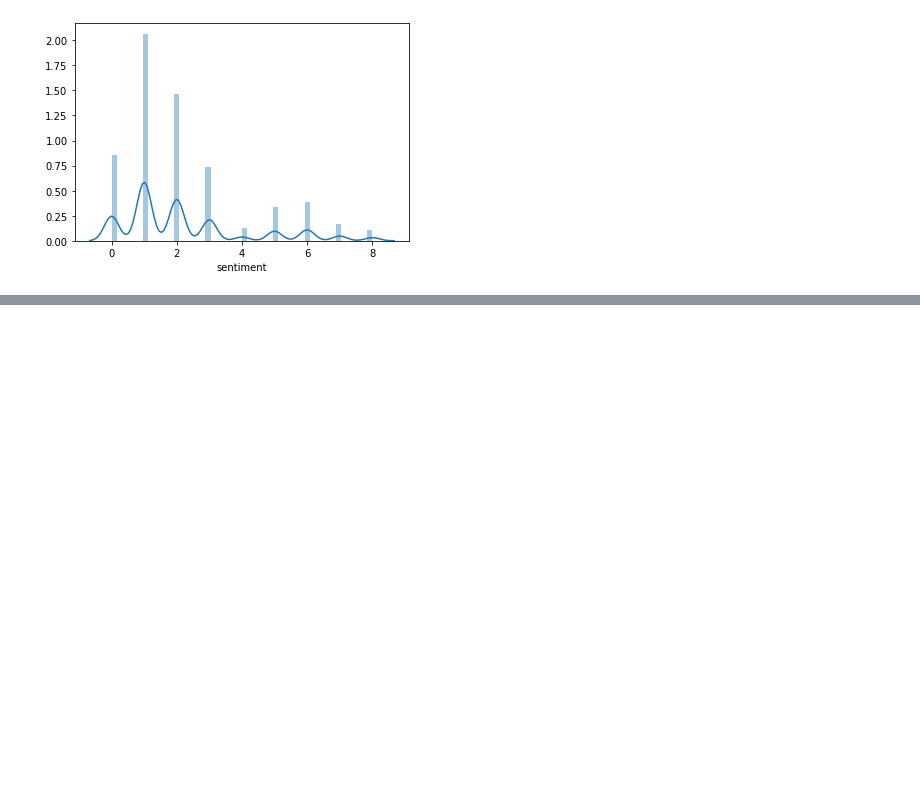
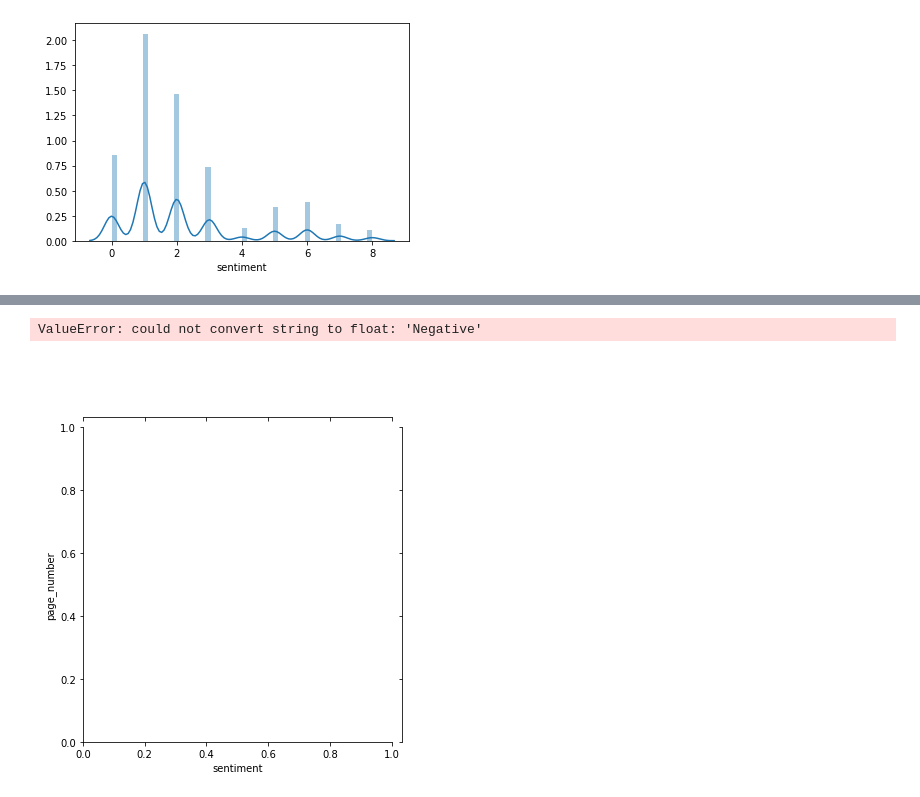
Before and after one commit to UNCG-CSE/Budget_Text_Analysis, a Jupyter notebook: src/EmotionAnalysis/Statistics.ipynb, the cells around one changed output, grey strips where cells are left out. Cells and saved outputs as stored; diff of their text form; code cells hidden in the pictures; blank space fills up the shorter version.

```diff
--- a/src/EmotionAnalysis/Statistics.ipynb
+++ b/src/EmotionAnalysis/Statistics.ipynb
@@ -128,0 +115,10 @@ sns.distplot(GCE['sentiment'])
+# %%
+MCE = pd.read_csv(r"C:\Users\webfr\Desktop\DataScienceProject\MecklenburgCounty_emotion_data.csv")
+MCE.drop(['Unnamed: 0'], axis=1,inplace=True)
+# %%
+MCE.sentiment = MCE.sentiment.replace({"Negative": "0","Positive": "1","Trust" :"2","Sadness":"0","Anticipation":"3","Surprise":"4","Fear":"5","Joy":"6","Anger":"7","Disgust":"8"})
+# %%
+sns.jointplot(x="sentiment", y="page_number", data=MCE, kind="kde");
+# %% [output]
+ValueError: could not convert string to float: 'Negative'
+[figure, added]
```
Also changed, not shown: parts of 5 cells of this notebook.
